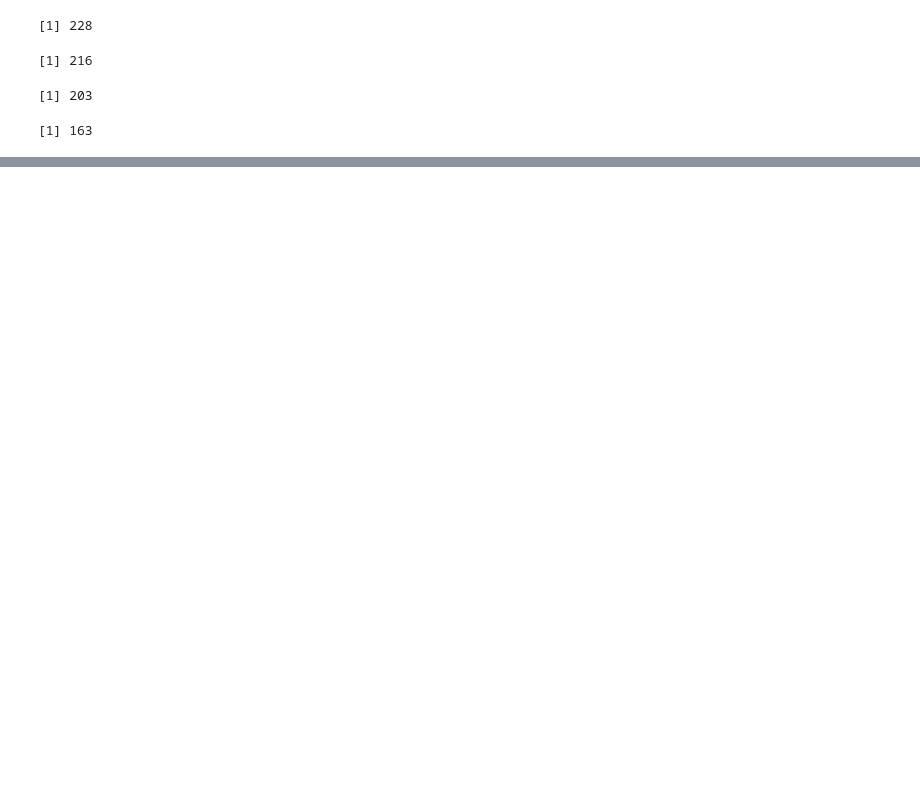
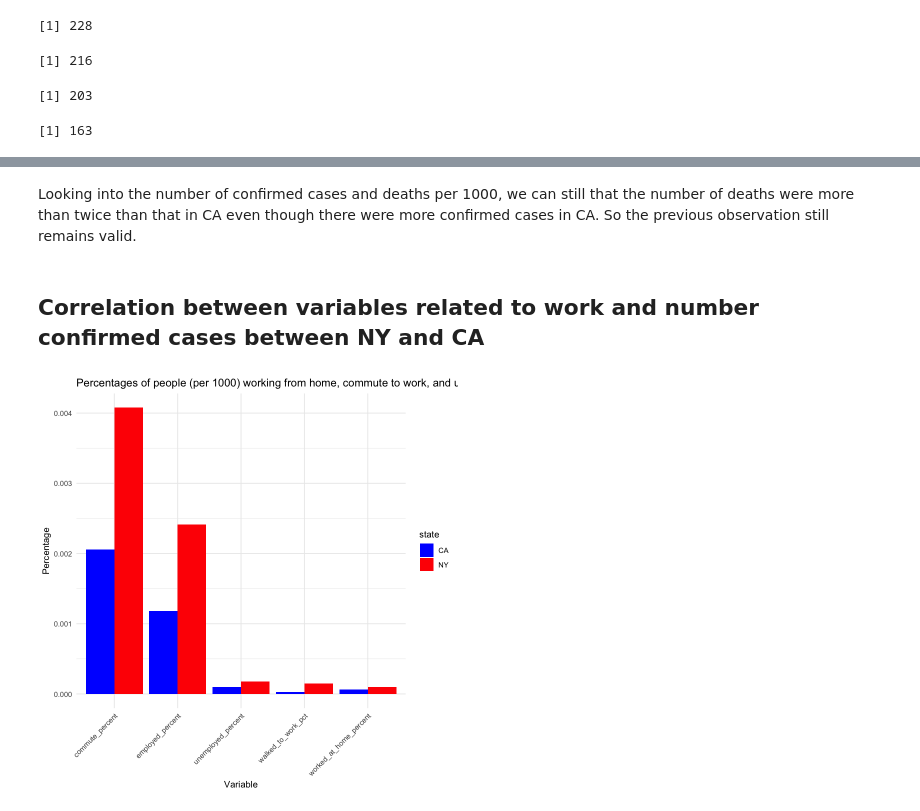
Before and after one commit to yamphurai/Data_Mining_Project1, a Jupyter notebook: DataMining_Project1_plus_census.ipynb, the cells around one changed output, grey strips where cells are left out. Drawn from its saved outputs; the diff is of its cells as text; code cells hidden in the pictures; blank space fills up the shorter version.

```diff
--- a/DataMining_Project1_plus_census.ipynb
+++ b/DataMining_Project1_plus_census.ipynb
@@ -259,0 +392,53 @@ print(names(dataset_plus_census))
+# %% [markdown]
+Looking into the number of confirmed cases and deaths per 1000, we can still that the number of deaths were more than twice than that in CA even though there were more confirmed cases in CA. So the previous observation still remains valid.
+# %% [markdown]
+## Correlation between variables related to work and number confirmed cases between NY and CA
+# %%
+# Comparition between the percentages of population in CA and NY for variables related to work (per 1000)
+
+# Calculate the sums for each variable by state
+state_totals_pop_types <- dataset_plus_census %>%
+  filter(state %in% c("CA", "NY")) %>%
+  group_by(state) %>%
+  summarise(
+    total_pop = sum(total_pop, na.rm = TRUE),
+    commute = sum(commute, na.rm = TRUE) / sum(total_pop, na.rm = TRUE) * 1000,
+    unemployed_pop = sum(unemployed_pop, na.rm = TRUE) / sum(total_pop, na.rm = TRUE) * 1000,
+    employed_pop = sum(employed_pop, na.rm = TRUE) / sum(total_pop, na.rm = TRUE) * 1000,
+    worked_at_home = sum(worked_at_home, na.rm = TRUE) / sum(total_pop, na.rm = TRUE) * 1000,
+    walked_to_work = sum(walked_to_work, na.rm = TRUE) / sum(total_pop, na.rm = TRUE) * 1000
+  )
+
+# Calculate the percentages
+state_totals_pop_types <- state_totals_pop_types %>%
+  mutate(
+    commute_percent = (commute / total_pop) * 100,
+    unemployed_percent = (unemployed_pop / total_pop) * 100,
+    employed_percent = (employed_pop / total_pop) * 100,
+    worked_at_home_percent = (worked_at_home / total_pop) * 100,
+    walked_to_work_pct = (walked_to_work / total_pop) * 100
+  )
+
+# Reshape the data for plotting
+state_totals_employment <- state_totals_pop_types %>%
+  select(state, commute_percent, unemployed_percent, employed_percent, worked_at_home_percent, walked_to_work_pct) %>%
+  pivot_longer(cols = -state, names_to = "variable", values_to = "percentage")
+
+# Create the bar chart
+states_percent_employment <- ggplot(state_totals_employment, aes(x = variable, y = percentage, fill = state)) +
+  geom_bar(stat = "identity", position = "dodge") +
+  labs(
+    title = "Percentages of people (per 1000) working from home, commute to work, and unemployed for NY & CA",
+    x = "Variable",
+    y = "Percentage"
+  ) +
+  theme_minimal() +
+  scale_fill_manual(values = c("CA" = "blue", "NY" = "red")) +
+  theme(axis.text.x = element_text(angle = 45, hjust = 1))
+
+
+# Save the plot
+ggsave("states_percent_employment.png", plot = states_percent_employment, width = 10, height = 8)
+print(states_percent_employment)
+# %% [output]
+[figure, added]
```
Also changed, not shown: parts of 54 cells of this notebook.
